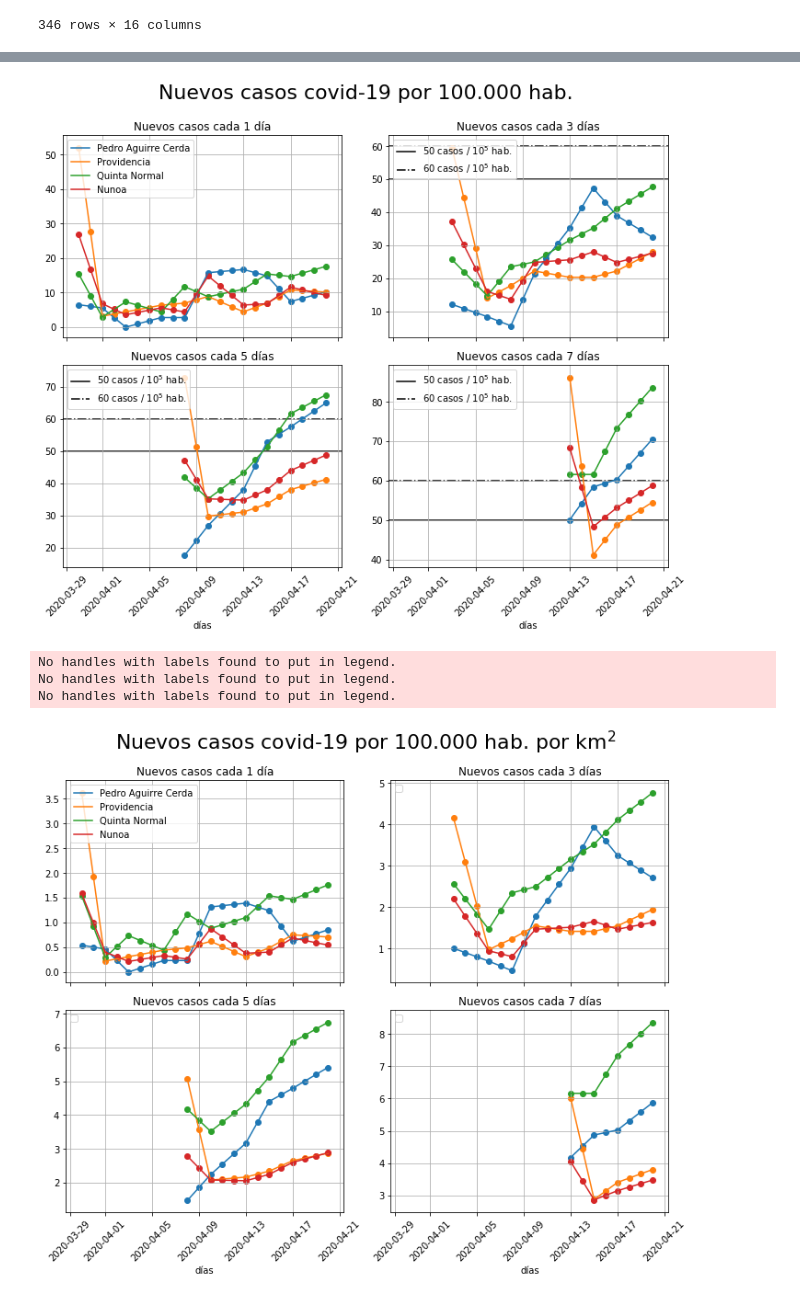
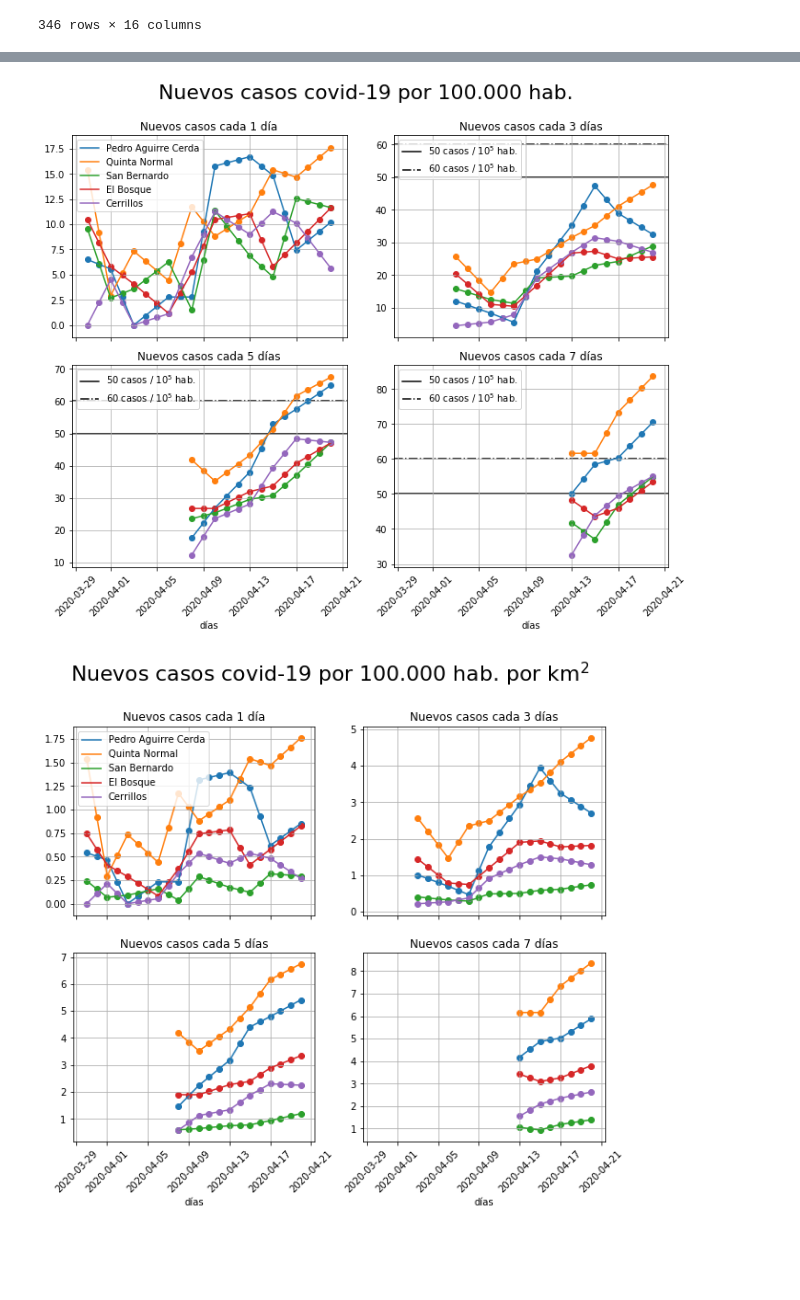
Before and after one commit to jprietob/covid-19, a Jupyter notebook: Covid-19 criterion.ipynb, the cells around one changed output, grey strips where cells are left out. Drawn from its saved outputs; the diff is of its cells as text; code cells hidden in the pictures; blank space fills up the shorter version.

```diff
--- a/Covid-19 criterion.ipynb
+++ b/Covid-19 criterion.ipynb
@@ -24,13 +24,20 @@ df
 | 345 | Magallanes | 12 | Torres del Paine | 12402 | 1021.0 | 0.0 | 0.0 | 0.0 | ... |
 346 rows × 16 columns
 # %%
-lst_cmn = ['Pedro Aguirre Cerda', 'Providencia', 'Quinta Normal', 'Nunoa']
+lst_cmn = ['Pedro Aguirre Cerda', 'Quinta Normal', 'San Bernardo', 'El Bosque', 'Cerrillos']
 dict_area = {'Pedro Aguirre Cerda':12.0,
              'Cerrillos':21.0,
              'Quinta Normal':10.0,
              'Nunoa':16.9,
-             'Las Condes':33.0,
-             'Providencia':14.34}
+             'Las Condes':99.0,
+             'Providencia':14.34,
+             'Quilicura':58.0,
+             'Iquique':20.9,
+             'Antofagasta':15.0,
+             'Alto Hospicio':20.0,
+             'Arica':11.0,
+             'El Bosque':14.1,
+             'San Bernardo':39.5}
 lst_df = []
 ncmn = len(lst_cmn)
 
@@ -444,10 +470,10 @@ fig.tight_layout()
 #image_path = os.path.join(folder_path, image_name)
 #plt.savefig(image_path)
 # %% [output]
-[figure, old version]
+[figure, new version]
 # %%
 fig, axs = plt.subplots(2, 2, sharex=True, figsize=(10,8))
-fig.suptitle('Nuevos casos covid-19 por 100.000 hab. por km$^2$',  y=1.05, fontsize = 22)
+fig.suptitle('Nuevos casos covid-19 por 100.000 hab. por km$^2$',  y=1.0, fontsize = 22)
 
 column = 'new_cas_per_100th_area'
 title = 'Nuevos casos cada 1 día'
@@ -480,7 +506,7 @@ for ind in range(ncmn):
     axs[0,1].scatter(x_tim, lst_y[ind])
 #axs[0,1].axhline(y=50, c="k", linestyle='-', zorder=0, label='50 casos / $10^5$ hab.')
 #axs[0,1].axhline(y=60, c="k", linestyle='-.', zorder=0, label='60 casos / $10^5$ hab.')
-axs[0,1].legend(loc=loc_leg)
+#axs[0,1].legend(loc=loc_leg)
 axs[0,1].set_title(title)
 if log_scale:
     axs[0,1].set_yscale('log')
@@ -500,46 +526,43 @@ for ind in range(ncmn):
     axs[1,0].scatter(x_tim, lst_y[ind])
 #axs[1,0].axhline(y=50, c="k", linestyle='-', zorder=0, label='50 casos / $10^5$ hab.')
 #axs[1,0].axhline(y=60, c="k", linestyle='-.', zorder=0, label='60 casos / $10^5$ hab.')
-axs[1,0].legend(loc=loc_leg)
+#axs[1,0].legend(loc=loc_leg)
 axs[1,0].set_title(title)
 axs[1,0].set_xlabel(xlabel, fontsize = 10)
 axs[1,0].tick_params('x', labelrotation=45, labelsize=10)
 if log_scale:
     axs[1,0].set_yscale('log')
 axs[1,0].grid()
 
 column = 'new_cas7_per_100th_area'
 title = 'Nuevos casos cada 7 días'
 xlabel = 'días'
 loc_leg = 'upper left'
 log_scale = False
 lst_y = []
 x_tim = lst_ts[0].index[1:]
 for ind in range(ncmn):
     lst_y.append(lst_ts[ind][column].values[1:])
 for ind in range(ncmn):
     axs[1,1].plot(x_tim, lst_y[ind])
     axs[1,1].scatter(x_tim, lst_y[ind])
 #axs[1,1].axhline(y=50, c="k", linestyle='-', zorder=0, label='50 casos / $10^5$ hab.')
 #axs[1,1].axhline(y=60, c="k", linestyle='-.', zorder=0, label='60 casos / $10^5$ hab.')
-axs[1,1].legend(loc=loc_leg)
+#axs[1,1].legend(loc=loc_leg)
 axs[1,1].set_title(title)
 axs[1,1].set_xlabel(xlabel, fontsize = 10)
 axs[1,1].tick_params('x', labelrotation=45, labelsize=10)
 if log_scale:
     axs[1,1].set_yscale('log')
 axs[1,1].grid()
 
-fig.tight_layout()
-#image_name = 'Covid19ChileUCIDeadsCumRatio.jpg'
-#folder_path = r'C:\Users\HN566KT\Downloads'
-#image_path = os.path.join(folder_path, image_name)
-#plt.savefig(image_path)
+#fig.tight_layout()
+image_name = 'Covid19ChileCasos1d5habkm2.jpg'
+folder_path = r'C:\Users\HN566KT\Downloads'
+image_path = os.path.join(folder_path, image_name)
+plt.savefig(image_path)
 # %% [output]
-No handles with labels found to put in legend.
-No handles with labels found to put in legend.
-No handles with labels found to put in legend.
-[figure, old version]
+[figure, new version]
 # %%
 fig, axs = plt.subplots(2, 2, sharex=True, figsize=(10,8))
 fig.suptitle('Incremento porcentual casos covid-19',  y=1.05, fontsize = 22)
```
Also changed, not shown: parts of 5 cells of this notebook, 1 other file.
